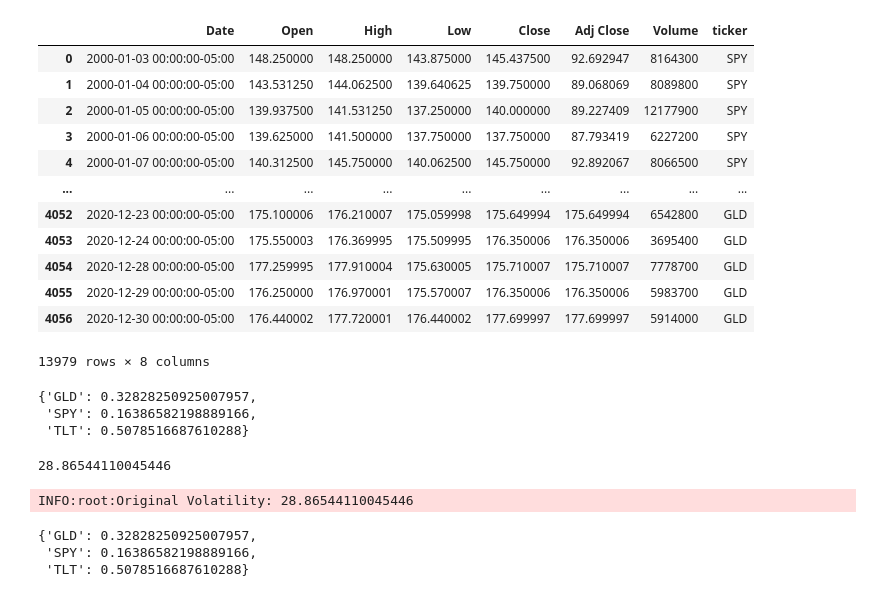
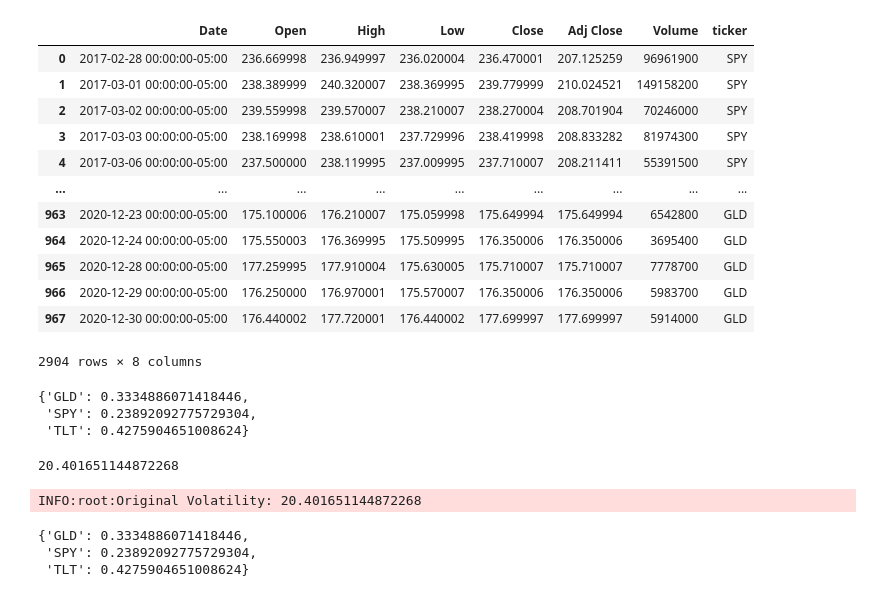
Before and after one commit to marcdeslis/my_package_project, a Jupyter notebook: tests_perso.ipynb, the cells around one changed output. Drawn from its saved outputs; the diff is of its cells as text; code cells hidden in the pictures.

```diff
--- a/tests_perso.ipynb
+++ b/tests_perso.ipynb
@@ -11,23 +13,23 @@ from my_package_project.operations import *
 # %%
 tickers = ['SPY', 'TLT', 'GLD']  # S&P 500 Index, 20+ Year Treasury Bond, Gold (commodities)
-data = get_stocks_data(tickers=tickers, start_date='2000-01-01', end_date='2020-12-31').dropna()
+data = get_stocks_data(tickers=tickers, start_date='2017-02-28', end_date='2020-12-31').dropna()
 # data['Date'] = data['Date'].astype(str).str[:10] #we had an error with non-UTC dates
 # data['Date'] = pd.to_datetime(data['Date'])
 data
 # %% [output]
 |  | Date | Open | High | Low | Close | Adj Close | Volume | ticker |
-| 0 | 2000-01-03 00:00:00-05:00 | 148.250000 | 148.250000 | 143.875000 | 145.437500 | 92.692947 | 8164300 | SPY |
-| 1 | 2000-01-04 00:00:00-05:00 | 143.531250 | 144.062500 | 139.640625 | 139.750000 | 89.068069 | 8089800 | SPY |
-| 2 | 2000-01-05 00:00:00-05:00 | 139.937500 | 141.531250 | 137.250000 | 140.000000 | 89.227409 | 12177900 | SPY |
-| 3 | 2000-01-06 00:00:00-05:00 | 139.625000 | 141.500000 | 137.750000 | 137.750000 | 87.793419 | 6227200 | SPY |
-| 4 | 2000-01-07 00:00:00-05:00 | 140.312500 | 145.750000 | 140.062500 | 145.750000 | 92.892067 | 8066500 | SPY |
+| 0 | 2017-02-28 00:00:00-05:00 | 236.669998 | 236.949997 | 236.020004 | 236.470001 | 207.125259 | 96961900 | SPY |
+| 1 | 2017-03-01 00:00:00-05:00 | 238.389999 | 240.320007 | 238.369995 | 239.779999 | 210.024521 | 149158200 | SPY |
+| 2 | 2017-03-02 00:00:00-05:00 | 239.559998 | 239.570007 | 238.210007 | 238.270004 | 208.701904 | 70246000 | SPY |
+| 3 | 2017-03-03 00:00:00-05:00 | 238.169998 | 238.610001 | 237.729996 | 238.419998 | 208.833282 | 81974300 | SPY |
+| 4 | 2017-03-06 00:00:00-05:00 | 237.500000 | 238.119995 | 237.009995 | 237.710007 | 208.211411 | 55391500 | SPY |
 | ... | ... | ... | ... | ... | ... | ... | ... | ... |
-| 4052 | 2020-12-23 00:00:00-05:00 | 175.100006 | 176.210007 | 175.059998 | 175.649994 | 175.649994 | 6542800 | GLD |
-| 4053 | 2020-12-24 00:00:00-05:00 | 175.550003 | 176.369995 | 175.509995 | 176.350006 | 176.350006 | 3695400 | GLD |
-| 4054 | 2020-12-28 00:00:00-05:00 | 177.259995 | 177.910004 | 175.630005 | 175.710007 | 175.710007 | 7778700 | GLD |
-| 4055 | 2020-12-29 00:00:00-05:00 | 176.250000 | 176.970001 | 175.570007 | 176.350006 | 176.350006 | 5983700 | GLD |
-| 4056 | 2020-12-30 00:00:00-05:00 | 176.440002 | 177.720001 | 176.440002 | 177.699997 | 177.699997 | 5914000 | GLD |
+| 963 | 2020-12-23 00:00:00-05:00 | 175.100006 | 176.210007 | 175.059998 | 175.649994 | 175.649994 | 6542800 | GLD |
+| 964 | 2020-12-24 00:00:00-05:00 | 175.550003 | 176.369995 | 175.509995 | 176.350006 | 176.350006 | 3695400 | GLD |
+| 965 | 2020-12-28 00:00:00-05:00 | 177.259995 | 177.910004 | 175.630005 | 175.710007 | 175.710007 | 7778700 | GLD |
+| 966 | 2020-12-29 00:00:00-05:00 | 176.250000 | 176.970001 | 175.570007 | 176.350006 | 176.350006 | 5983700 | GLD |
+| 967 | 2020-12-30 00:00:00-05:00 | 176.440002 | 177.720001 | 176.440002 | 177.699997 | 177.699997 | 5914000 | GLD |
-13979 rows × 8 columns
+2904 rows × 8 columns
 # %%
 data_module = DataModule(data=data)
 info = Information(s = timedelta(data_module.data.size/len(tickers)), data_module=data_module)
@@ -37,21 +39,21 @@ moments = FirstTwoMoments.compute_information(info, t=t)
 riskparityportfolio =  data_treatment.RiskParity.compute_portfolio_riskparity(info, t=t, information_set=moments)
 riskparityportfolio
 # %% [output]
-{'GLD': 0.32828250925007957,
- 'SPY': 0.16386582198889166,
- 'TLT': 0.5078516687610288}
+{'GLD': 0.3334886071418446,
+ 'SPY': 0.23892092775729304,
+ 'TLT': 0.4275904651008624}
 # %%
 vol = data_treatment.portfolio_volatility(riskparityportfolio,information_set=moments)
 vol
 # %% [output]
-28.86544110045446
+20.401651144872268
 # %%
 data_treatment.RiskParity.compute_portfolio_riskparity_voltarget_leverage(info, t=t, information_set=moments, target_volatility=vol, leverage_factor=1)
 # %% [output]
-INFO:root:Original Volatility: 28.86544110045446
+INFO:root:Original Volatility: 20.401651144872268
-{'GLD': 0.32828250925007957,
- 'SPY': 0.16386582198889166,
- 'TLT': 0.5078516687610288}
+{'GLD': 0.3334886071418446,
+ 'SPY': 0.23892092775729304,
+ 'TLT': 0.4275904651008624}
 # %%
 visualizer = PortfolioVisualizer(portfolio=riskparityportfolio, information_set=moments)
 visualizer.plot_portfolio_weights()
```
Also changed, not shown: parts of 4 cells of this notebook, 5 other files.
